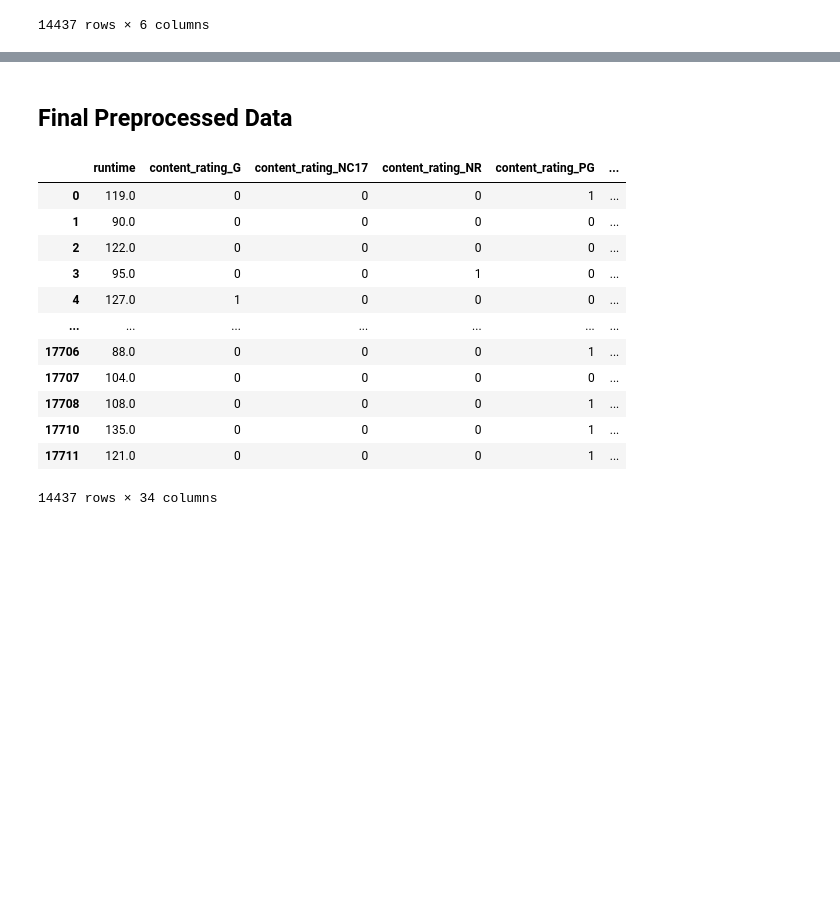
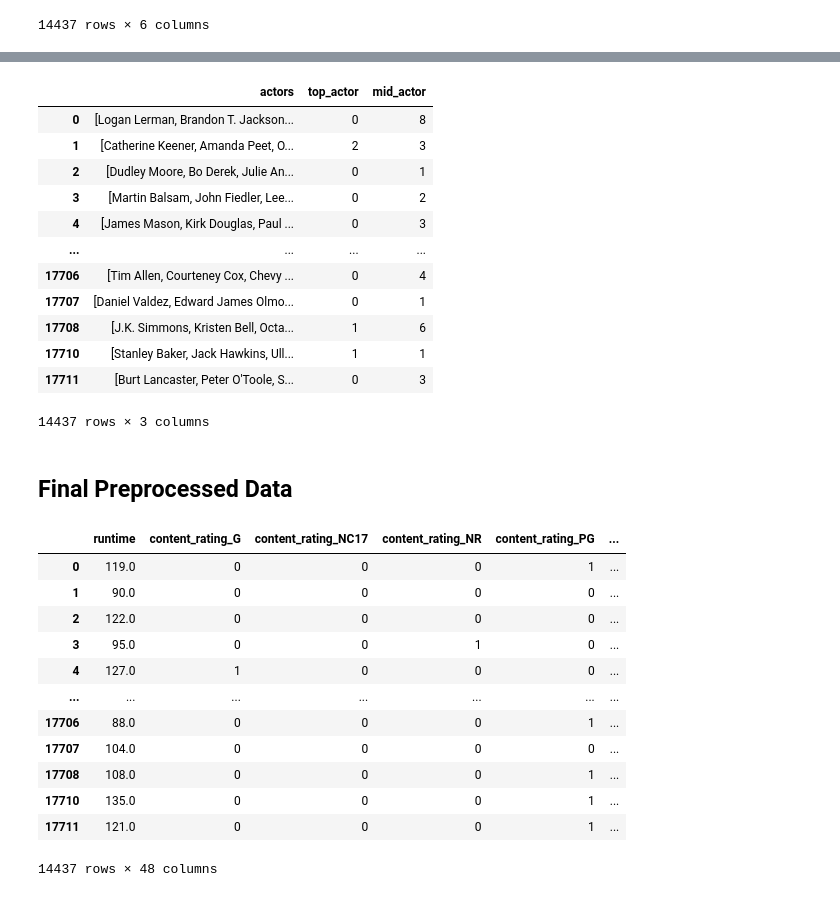
Before and after one commit to devinhughes/Rotten_tomatoes_project, a Jupyter notebook: preprocessing.ipynb, the cells around one changed output, grey strips where cells are left out. Saved outputs shown, nothing was run; the diff lists cells and outputs as text; code cells hidden in the pictures; blank space fills up the shorter version.

```diff
--- a/preprocessing.ipynb
+++ b/preprocessing.ipynb
@@ -197,0 +328,4 @@ text_df
+# %%
+# Create list of unique actors
+actor_counts = movies_df_clean["actors"].str.split(", ").explode().value_counts()
+actor_counts
@@ -198,3 +345,30 @@ text_df
+# %%
+# Create buckets for top and mid based on frequency (too many for low/one)
+top_actor_list = actor_counts[actor_counts > 50].index.tolist()
+top_actor_list.remove("Jr.")
+mid_actor_list = actor_counts[(actor_counts <= 50) & (actor_counts >= 25)].index.tolist()
+# %%
+# Create DataFrame for actors and count in each bucket
+actors_df = pd.DataFrame(movies_df_clean["actors"].str.split(", "))
+
+actors_df["top_actor"] = actors_df["actors"].apply(lambda x: people_count(x, top_actor_list))
+actors_df["mid_actor"] = actors_df["actors"].apply(lambda x: people_count(x, mid_actor_list))
+
+actors_df
+# %% [output]
+|  | actors | top_actor | mid_actor |
+| 0 | [Logan Lerman, Brandon T. Jackson... | 0 | 8 |
+| 1 | [Catherine Keener, Amanda Peet, O... | 2 | 3 |
+| 2 | [Dudley Moore, Bo Derek, Julie An... | 0 | 1 |
+| 3 | [Martin Balsam, John Fiedler, Lee... | 0 | 2 |
+| 4 | [James Mason, Kirk Douglas, Paul ... | 0 | 3 |
+| ... | ... | ... | ... |
+| 17706 | [Tim Allen, Courteney Cox, Chevy ... | 0 | 4 |
+| 17707 | [Daniel Valdez, Edward James Olmo... | 0 | 1 |
+| 17708 | [J.K. Simmons, Kristen Bell, Octa... | 1 | 6 |
+| 17710 | [Stanley Baker, Jack Hawkins, Ull... | 1 | 1 |
+| 17711 | [Burt Lancaster, Peter O'Toole, S... | 0 | 3 |
+14437 rows × 3 columns
 # %% [markdown]
 ## Final Preprocessed Data
 # %%
@@ -207,6 +381,15 @@ movies_preprocessed_df = movies_preprocessed_df.merge(genre_df.drop("genres", ax
 # Merge text_df
 movies_preprocessed_df = movies_preprocessed_df.merge(text_df.drop(columns=["movie_title", "movie_info"]),left_index=True, right_index=True)
 
+# Merge production_df
+movies_preprocessed_df = movies_preprocessed_df.merge(production_df.drop(columns=["production_company"]),left_index=True, right_index=True)
+
+# Merge directors_df
+movies_preprocessed_df = movies_preprocessed_df.merge(directors_df.drop(columns=["directors"]),left_index=True, right_index=True)
+
+# Merge actors_df
+movies_preprocessed_df = movies_preprocessed_df.merge(actors_df.drop(columns=["actors"]),left_index=True, right_index=True)
+
 # Add target column
 movies_preprocessed_df["tomatometer_status"] = movies_df_clean["tomatometer_status"]
 
@@ -224,7 +407,7 @@ movies_preprocessed_df
 | 17708 | 108.0 | 0 | 0 | 0 | 1 | ... |
 | 17710 | 135.0 | 0 | 0 | 0 | 1 | ... |
 | 17711 | 121.0 | 0 | 0 | 0 | 1 | ... |
-14437 rows × 34 columns
+14437 rows × 48 columns
 # %%
 # Export preprocessed data to file
 movies_preprocessed_df.to_csv("movies_data_preprocessed.csv", index=False)
```
Also changed, not shown: parts of 12 cells of this notebook, 2 other files.
